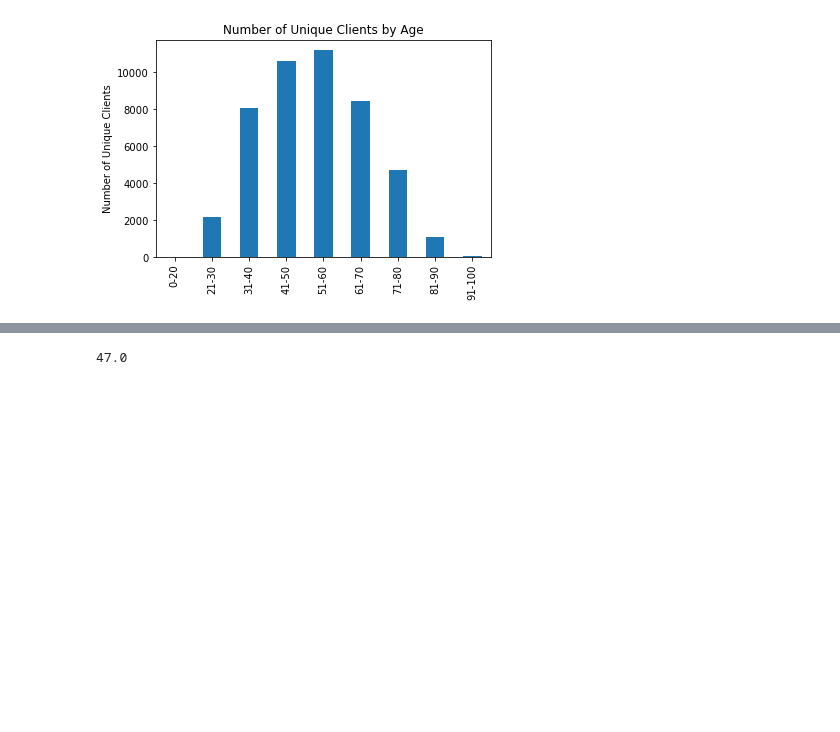
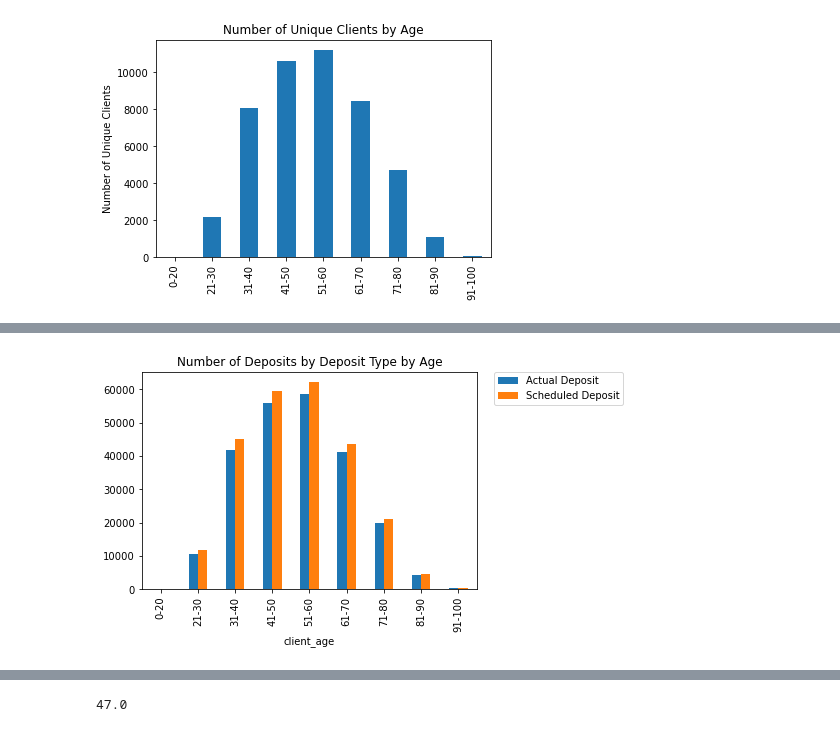
Before and after one commit to AvatarJoshi/marketing_campaign_analysis, a Jupyter notebook: marketing_analysis.ipynb, the cells around one changed output, grey strips where cells are left out. Drawn from its saved outputs; the diff is of its cells as text; code cells hidden in the pictures; blank space fills up the shorter version.

```diff
--- a/marketing_analysis.ipynb
+++ b/marketing_analysis.ipynb
@@ -622,0 +596,13 @@ plt.show()
+# %%
+# Create graph of deposit types by age
+df.groupby(['client_age', 'deposit_type']).deposit_type.count().unstack().plot(
+    kind='bar',
+    title='Number of Deposits by Deposit Type by Age')
+
+# Move legend to the right
+plt.legend(bbox_to_anchor=(1.05, 1), loc=2, borderaxespad=0.)
+
+# SHow plot
+plt.show()
+# %% [output]
+[figure, added]
```
Also changed, not shown: parts of 15 cells of this notebook, 1 other file.
